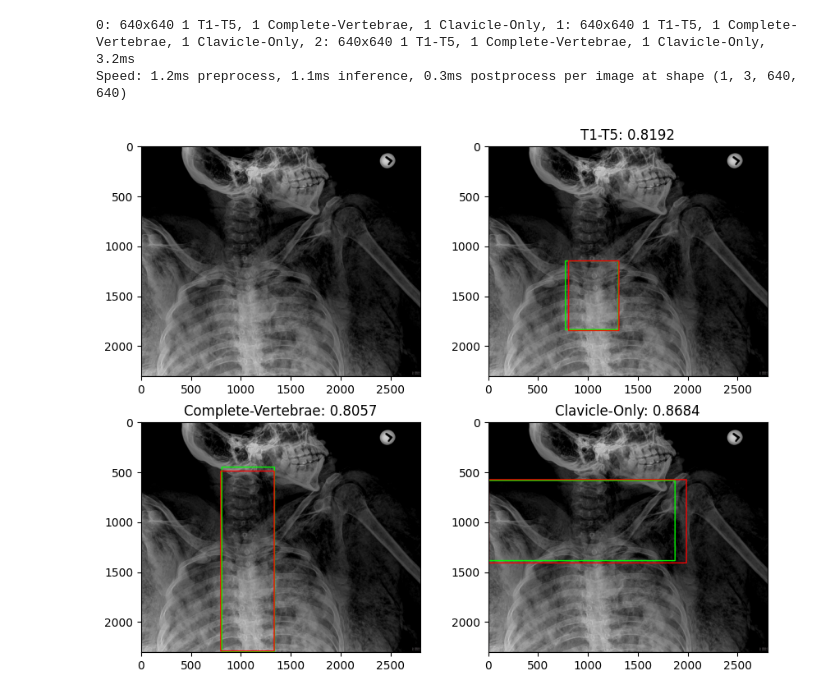
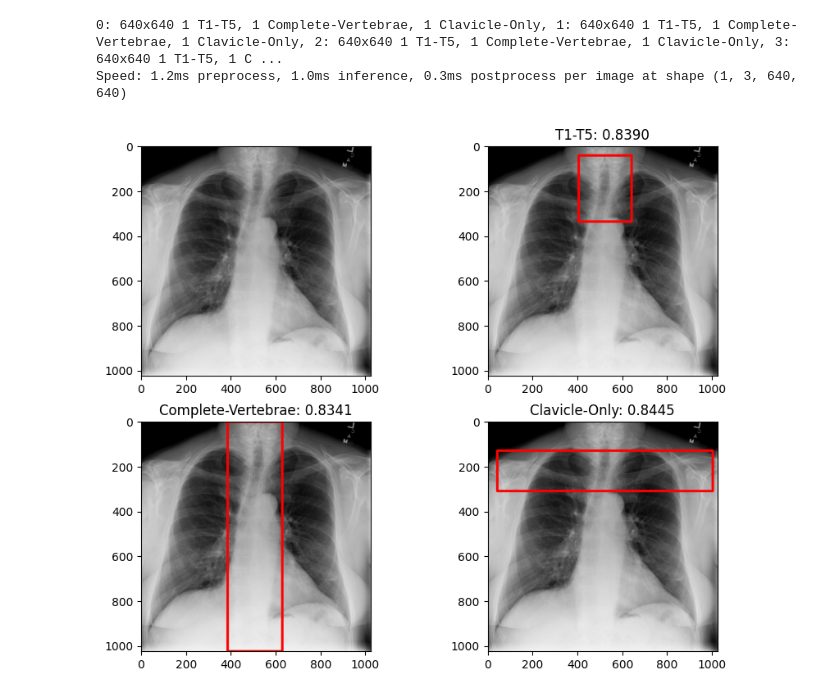
Before and after one commit to redwankarimsony/YOLOv8-Radiography, a Jupyter notebook: Evaluation.ipynb, the cells around one changed output. Cells and saved outputs as stored; diff of their text form; code cells hidden in the pictures.

Commit message:
updated the visualization

```diff
--- a/Evaluation.ipynb
+++ b/Evaluation.ipynb
@@ -3,16 +3,18 @@ import cv2
 import matplotlib.pyplot as plt
 from ultralytics import YOLO
 import matplotlib
+
+
 %matplotlib inline
 
 model = YOLO("/home/sonymd/Desktop/YOLO8/runs/detect/train/weights/best.pt")
 
 
-out = model(['/home/sonymd/Desktop/YOLO8/NIH-CXR-MSUFAL/test/images/1305_AM_Chest_AP8.png',
+output = model(['/home/sonymd/Desktop/YOLO8/NIH-CXR-MSUFAL/test/images/1305_AM_Chest_AP8.png',
              '/home/sonymd/Desktop/YOLO8/NIH-CXR-MSUFAL/test/images/1296_AM_Chest_AP24.png',
-             '/home/sonymd/Desktop/YOLO8/NIH-CXR-MSUFAL/test/images/1354_PM_Chest_AP1.png'])
-len(out)
-out = out[2]
+             '/home/sonymd/Desktop/YOLO8/NIH-CXR-MSUFAL/test/images/1354_PM_Chest_AP1.png',
+             '/home/sonymd/Desktop/YOLO8/NIH-CXR-MSUFAL/test/images/339_AM_Chest_AP12.png'])
+
 
 
 
@@ -39,7 +41,7 @@ def load_gt_box(boxes, width, height, class_id):
     return xmin, ymin, xmax, ymax
 
 
-def display_prediction(out):
+def display_prediction(out, plot_gt = False):
     thickness = 10
     cvColorGreen = (0, 255, 0)
     cvColorRed = (255, 0, 0)
@@ -64,9 +66,12 @@ def display_prediction(out):
     # Show the predicted bounding box T1-T5
     plt.subplot(2, 2, 2)
     # plot the ground truth box
-    xmin, ymin, xmax, ymax = load_gt_box(boxes, width, height, 0)
-    img = cv2.rectangle(original_image.copy(), (xmin, ymin),
-                        (xmax, ymax), cvColorGreen, thickness)
+    img = original_image.copy()
+
+    if plot_gt:
+        xmin, ymin, xmax, ymax = load_gt_box(boxes, width, height, 0)
+        img = cv2.rectangle(img, (xmin, ymin),
+                            (xmax, ymax), cvColorGreen, thickness)
 
     # Plot the predicted box
     idx = predicted_classes.index(0)
@@ -79,9 +84,11 @@ def display_prediction(out):
     # Show the Clavicle Only
     plt.subplot(2, 2, 3)
     # plot the ground truth box
-    xmin, ymin, xmax, ymax = load_gt_box(boxes, width, height, 1)
-    img = cv2.rectangle(original_image.copy(), (xmin, ymin),
-                        (xmax, ymax), (0, 255, 0), thickness)
+    img = original_image.copy()
+    if plot_gt:
+        xmin, ymin, xmax, ymax = load_gt_box(boxes, width, height, 1)
+        img = cv2.rectangle(img, (xmin, ymin),
+                            (xmax, ymax), (0, 255, 0), thickness)
 
     # Plot the predicted box
     idx = predicted_classes.index(1)
@@ -94,9 +101,11 @@ def display_prediction(out):
     # Show the Complete Vertebrae
     plt.subplot(2, 2, 4)
     # plot the ground truth box
-    xmin, ymin, xmax, ymax = load_gt_box(boxes, width, height, 2)
-    img = cv2.rectangle(original_image.copy(), (xmin, ymin),
-                        (xmax, ymax), (0, 255, 0), thickness)
+    img = original_image.copy()
+    if plot_gt:
+        xmin, ymin, xmax, ymax = load_gt_box(boxes, width, height, 2)
+        img = cv2.rectangle(img, (xmin, ymin),
+                            (xmax, ymax), (0, 255, 0), thickness)
 
     # Plot the predicted box
     idx = predicted_classes.index(2)
@@ -106,9 +115,9 @@ def display_prediction(out):
     plt.title(out.names[2] + f": {predicted_scores[idx]:.4f}")
     plt.show()
 # %% [output]
-0: 640x640 1 T1-T5, 1 Complete-Vertebrae, 1 Clavicle-Only, 1: 640x640 1 T1-T5, 1 Complete-Vertebrae, 1 Clavicle-Only, 2: 640x640 1 T1-T5, 1 Complete-Vertebrae, 1 Clavicle-Only, 3.2ms
-Speed: 1.2ms preprocess, 1.1ms inference, 0.3ms postprocess per image at shape (1, 3, 640, 640)
+0: 640x640 1 T1-T5, 1 Complete-Vertebrae, 1 Clavicle-Only, 1: 640x640 1 T1-T5, 1 Complete-Vertebrae, 1 Clavicle-Only, 2: 640x640 1 T1-T5, 1 Complete-Vertebrae, 1 Clavicle-Only, 3: 640x640 1 T1-T5, 1 C ...
+Speed: 1.2ms preprocess, 1.0ms inference, 0.3ms postprocess per image at shape (1, 3, 640, 640)
-# %%
-display_prediction(out)
-# %% [output]
-[figure, removed]
+# %%
+display_prediction(output[3], plot_gt=False)
+# %% [output]
+[figure, added]
```
